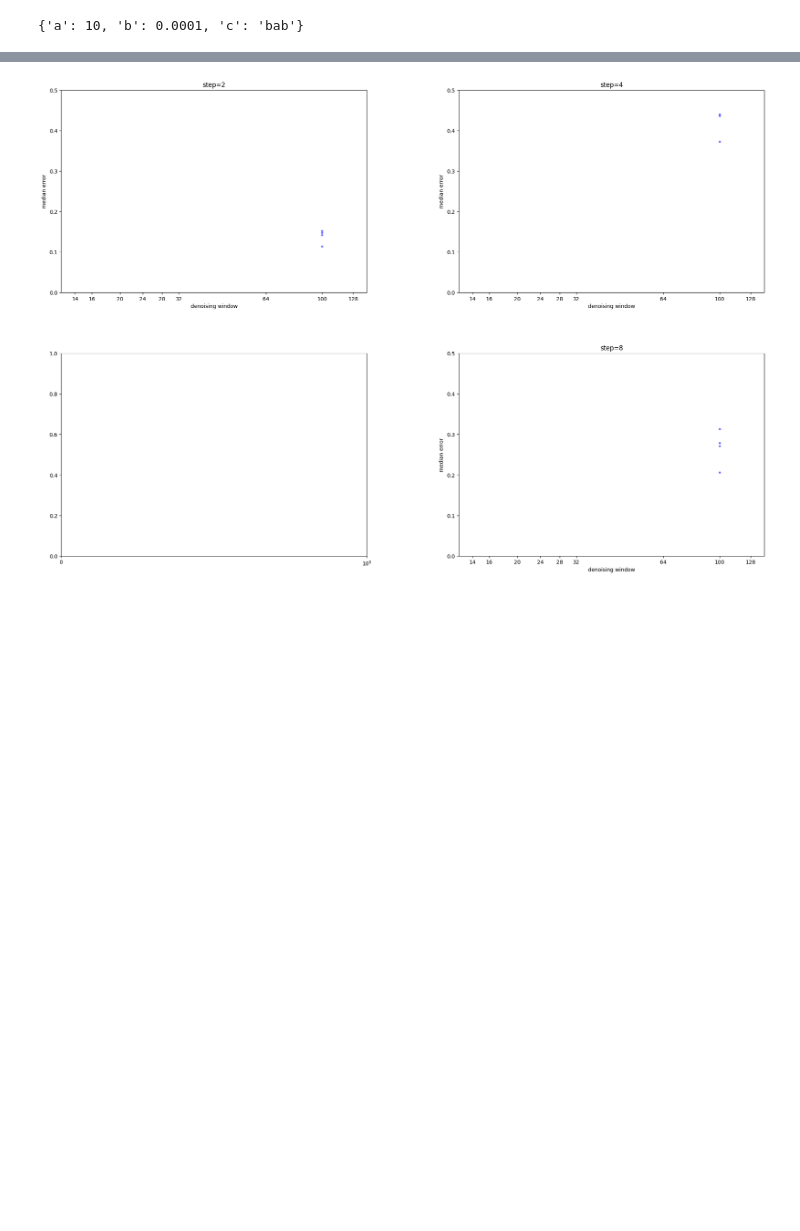
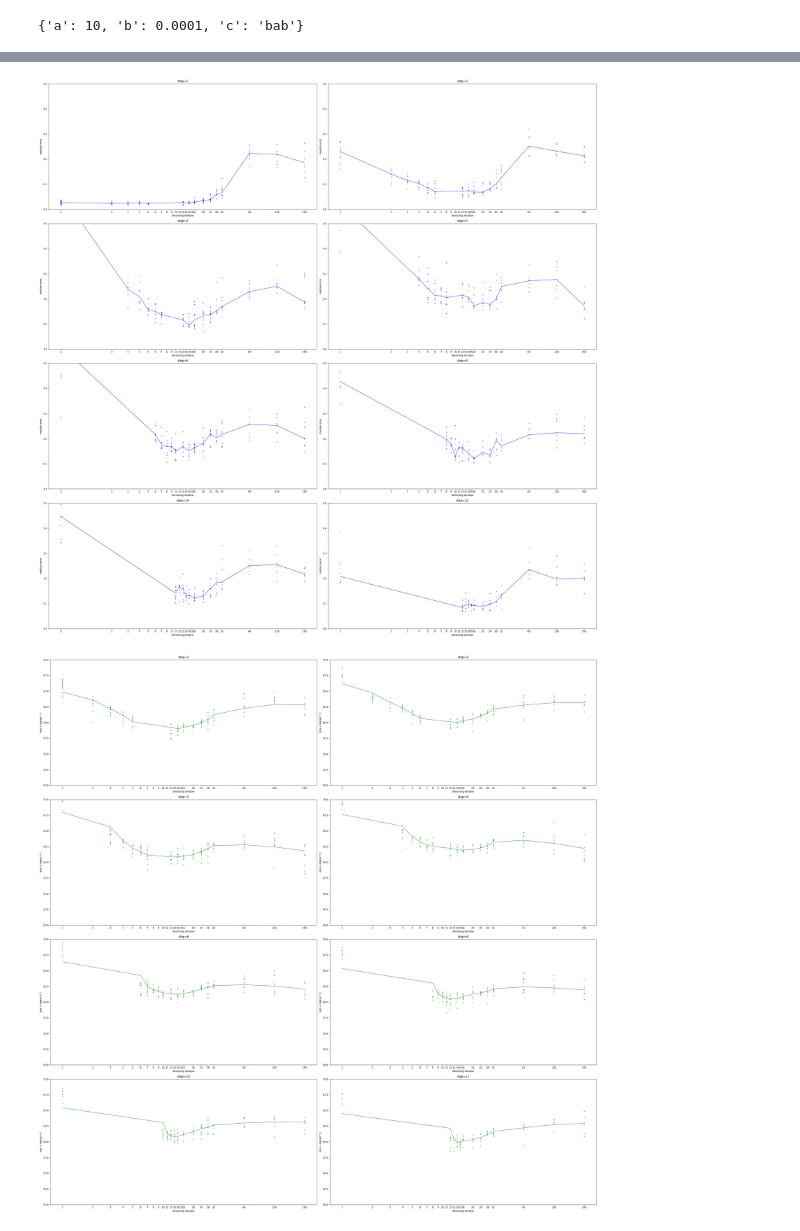
Before and after one commit to msh2481/gud, a Jupyter notebook: report.ipynb, the cells around one changed output, grey strips where cells are left out. Cells and saved outputs as stored; diff of their text form; code cells hidden in the pictures; blank space fills up the shorter version.

```diff
--- a/report.ipynb
+++ b/report.ipynb
@@ -212,15 +207,13 @@ import matplotlib.pyplot as plt
 import numpy as np
 from scipy.ndimage import gaussian_filter1d
 
-fig, axes = plt.subplots(2, 2, figsize=(24, 16))
+fig, axes = plt.subplots(4, 2, figsize=(32, 32))
 plt.subplots_adjust(wspace=0.3, hspace=0.3)
 axes = axes.flatten()
 
 ws = sorted(list(set([w for (step, w) in error_lists])))
-ws = [x for x in ws if x in range(14, 300)]
 steps = sorted(list(set([step for (step, w) in error_lists])))
 colors = plt.cm.Set1(np.linspace(0.3, 0.7, len(steps)))
-steps = [2, 4, 6, 8]
 
 for ax, (step, color) in zip(axes, zip(steps, colors)):
     color = "blue"
@@ -245,8 +238,8 @@ for ax, (step, color) in zip(axes, zip(steps, colors)):
     xs = np.array(xs)
 
     # Smooth means and stds with gaussian filter
-    means = gaussian_filter1d(means, sigma=1.0)
-    stds = gaussian_filter1d(stds, sigma=1.0)
+    # means = gaussian_filter1d(means, sigma=1.0)
+    # stds = gaussian_filter1d(stds, sigma=1.0)
 
     # Plot mean line and std area
     ax.plot(xs, means, "-", label=f"step={step}", color=color, lw=1)
@@ -259,9 +252,68 @@ for ax, (step, color) in zip(axes, zip(steps, colors)):
     ax.set_ylabel("median error")
     ax.set_ylim(0.0, 0.5)
 
+plt.tight_layout()
 plt.show()
 # %% [output]
-[figure, old version]
+[figure, new version]
+# %%
+import matplotlib.pyplot as plt
+import numpy as np
+from scipy.ndimage import gaussian_filter1d
+
+fig, axes = plt.subplots(4, 2, figsize=(32, 32))
+plt.subplots_adjust(wspace=0.3, hspace=0.3)
+axes = axes.flatten()
+
+ws = sorted(list(set([w for (step, w) in error_lists])))
+steps = sorted(list(set([step for (step, w) in error_lists])))
+colors = plt.cm.Set1(np.linspace(0.3, 0.7, len(steps)))
+
+for ax, (step, color) in zip(axes, zip(steps, colors)):
+    color = "green"
+    ax.set_xscale("log")
+    C = 12 / np.log(256)
+
+    # Collect and compute statistics for each window size
+    means, stds, xs = [], [], []
+    for w in ws:
+        cur = loss_lists[(step, w)]
+        if len(cur) > 0:
+            means.append(np.median(cur))
+            stds.append(np.std(cur))
+            xs.append(w)
+            ax.plot(
+                [w] * len(cur), cur + np.log(w) * C, "o", ms=3, alpha=0.5, color=color
+            )
+
+    if len(xs) == 0:
+        continue
+
+    # Convert to arrays
+    xs = np.array(xs)
+    correction = np.log(xs) * C
+    means = np.array(means) + correction
+    stds = np.array(stds)
+
+    # Smooth means and stds with gaussian filter
+    means = gaussian_filter1d(means, sigma=1.0)
+    stds = gaussian_filter1d(stds, sigma=1.0)
+
+    # Plot mean line and std area
+    ax.plot(xs, means, "-", label=f"step={step}", color=color, lw=1)
+    # ax.fill_between(xs, means - stds, means + stds, alpha=0.05, color=color)
+
+    ax.set_xticks(ws)
+    ax.set_xticklabels([str(w) for w in ws])
+    ax.set_title(f"step={step}")
+    ax.set_xlabel("denoising window")
+    ax.set_ylabel("loss + log(w) * C")
+    ax.set_ylim(50.0, 70.0)
+
+plt.tight_layout()
+plt.show()
+# %% [output]
+[figure, added]
 # %%
 import matplotlib.pyplot as plt
 import numpy as np
```
Also changed, not shown: parts of 7 cells of this notebook, 4 other files.
